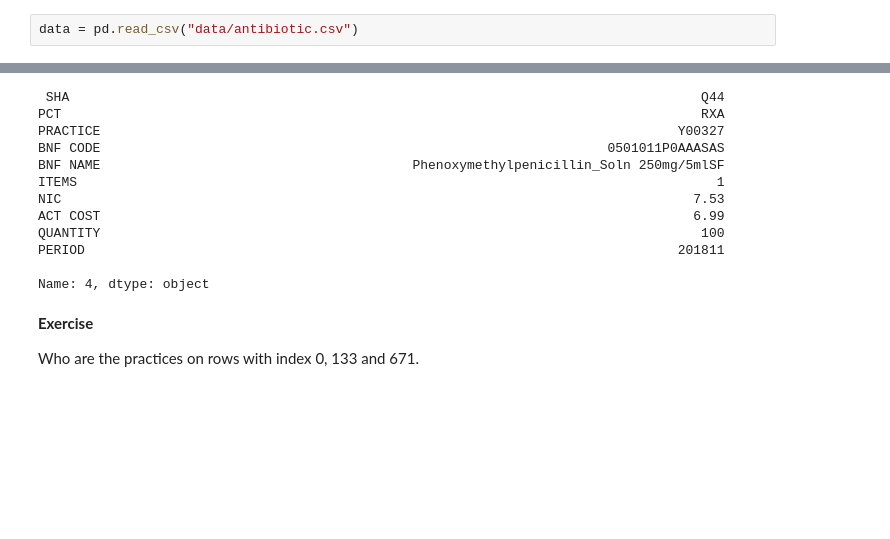
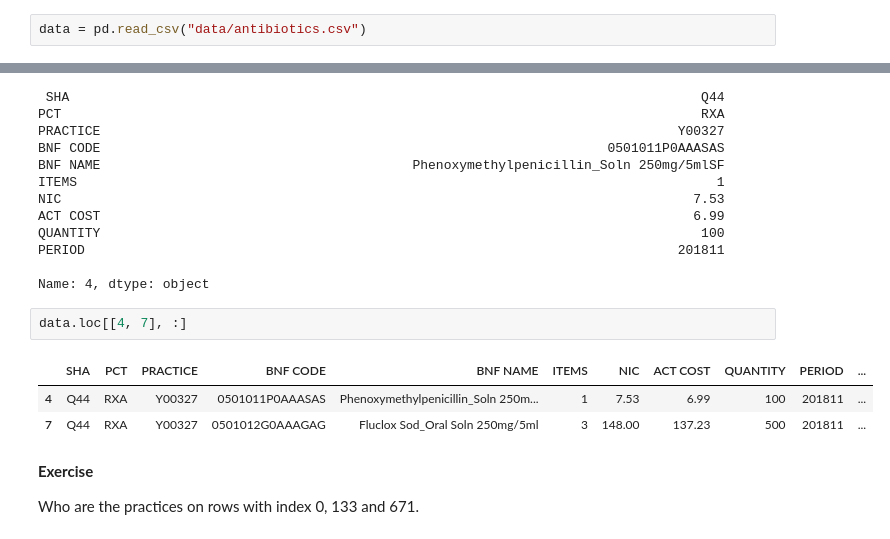
Before and after one commit to anenadic/2019-03-16-manchester, a Jupyter notebook: prescribing_exercises.ipynb, the cells around one changed output, grey strips where cells are left out. Drawn from its saved outputs; the diff is of its cells as text; blank space fills up the shorter version.

```diff
--- a/prescribing_exercises.ipynb
+++ b/prescribing_exercises.ipynb
@@ -112,7 +218,7 @@ sample.shape
 # %% [output]
 (13, 11)
 # %%
-data = pd.read_csv("data/antibiotic.csv")
+data = pd.read_csv("data/antibiotics.csv")
 # %%
 data.shape
 # %% [output]
@@ -198,6 +355,12 @@ QUANTITY
 PERIOD                                                                            201811
 
 Name: 4, dtype: object
+# %%
+data.loc[[4, 7], :]
+# %% [output]
+|  | SHA | PCT | PRACTICE | BNF CODE | BNF NAME | ITEMS | NIC | ACT COST | QUANTITY | PERIOD | ... |
+| 4 | Q44 | RXA | Y00327 | 0501011P0AAASAS | Phenoxymethylpenicillin_Soln 250m... | 1 | 7.53 | 6.99 | 100 | 201811 | ... |
+| 7 | Q44 | RXA | Y00327 | 0501012G0AAAGAG | Fluclox Sod_Oral Soln 250mg/5ml | 3 | 148.00 | 137.23 | 500 | 201811 | ... |
 # %% [markdown]
 **Exercise**
 
```
Also changed, not shown: parts of 42 cells of this notebook.
